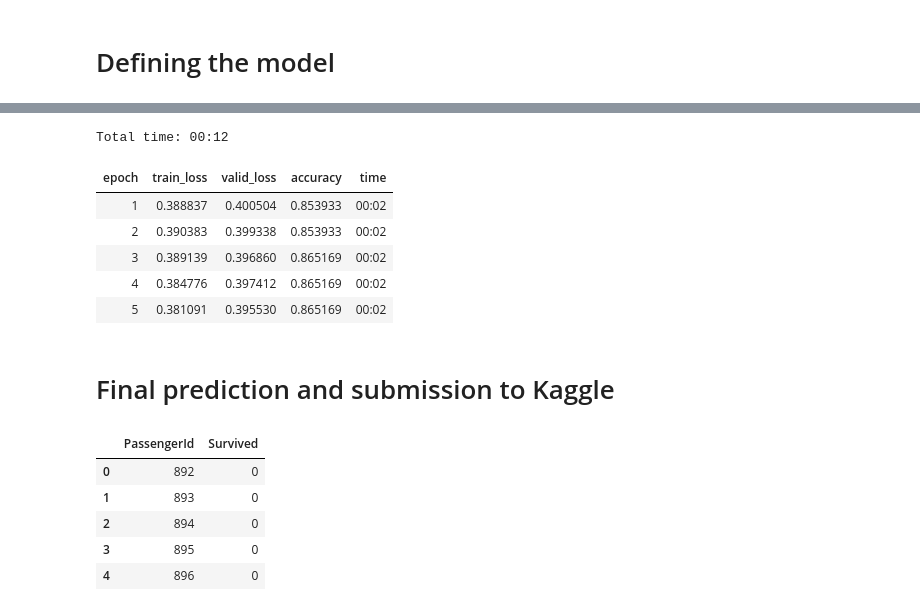
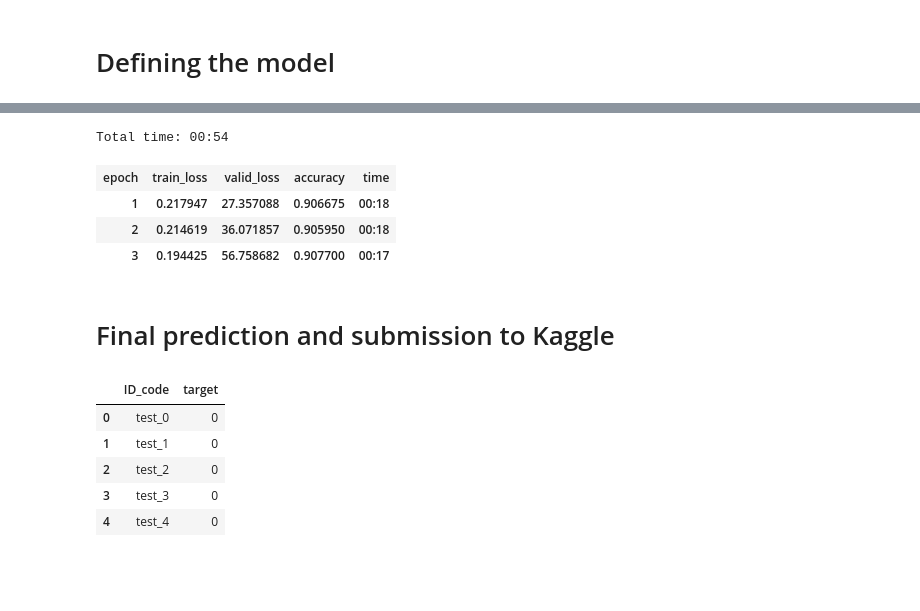
Before and after one commit to kszczupak/kaggle_competitions, a Jupyter notebook: Santander.ipynb, the cells around one changed output, grey strips where cells are left out. Drawn from its saved outputs; the diff is of its cells as text; code cells hidden in the pictures; blank space fills up the shorter version.

```diff
--- a/Santander.ipynb
+++ b/Santander.ipynb
@@ -131,8 +129,8 @@ sample_submission_df.head()
 # Final data preparation
 # %%
 # Limit nbr of samples for experimentation; this cell needs to be commented during actual training
-train_df = train_df.iloc[:500].copy()
-test_df = test_df.iloc[:500].copy()
+# train_df = train_df.iloc[:500].copy()
+# test_df = test_df.iloc[:500].copy()
 # %%
 procs = [FillMissing, Normalize] # preprocessing pipeline
 # %%
@@ -168,7 +166,7 @@ data.show_batch()
 # %% [markdown]
 # Defining the model
 # %%
-learn = tabular_learner(data, layers=[300, 100], metrics=accuracy)
+learn = tabular_learner(data, layers=[1000, 600, 300, 100], metrics=accuracy)
 # %%
 learn.lr_find()
 learn.recorder.plot()
@@ -179,3 +177,3 @@ LR Finder is complete, type {learner_name}.recorder.plot() to see the graph.
 # %%
-learn.fit_one_cycle(10, 1e-2)
+learn.fit_one_cycle(10, 2e-2)
 # %% [output]
@@ -203,13 +201,11 @@ LR Finder is complete, type {learner_name}.recorder.plot() to see the graph.
 # %%
-learn.fit_one_cycle(5, 1e-3)
+learn.fit_one_cycle(3, 8e-4)
 # %% [output]
-Total time: 00:12
+Total time: 00:54
 | epoch | train_loss | valid_loss | accuracy | time |
-| 1 | 0.388837 | 0.400504 | 0.853933 | 00:02 |
-| 2 | 0.390383 | 0.399338 | 0.853933 | 00:02 |
-| 3 | 0.389139 | 0.396860 | 0.865169 | 00:02 |
-| 4 | 0.384776 | 0.397412 | 0.865169 | 00:02 |
-| 5 | 0.381091 | 0.395530 | 0.865169 | 00:02 |
+| 1 | 0.217947 | 27.357088 | 0.906675 | 00:18 |
+| 2 | 0.214619 | 36.071857 | 0.905950 | 00:18 |
+| 3 | 0.194425 | 56.758682 | 0.907700 | 00:17 |
 # %%
 learn.save('state-2')
 # %% [markdown]
@@ -223,12 +219,12 @@ submission_df = pd.DataFrame({'ID_code': test_df['ID_code'], 'target': labels})
 # %%
 submission_df.head()
 # %% [output]
-|  | PassengerId | Survived |
-| 0 | 892 | 0 |
-| 1 | 893 | 0 |
-| 2 | 894 | 0 |
-| 3 | 895 | 0 |
-| 4 | 896 | 0 |
+|  | ID_code | target |
+| 0 | test_0 | 0 |
+| 1 | test_1 | 0 |
+| 2 | test_2 | 0 |
+| 3 | test_3 | 0 |
+| 4 | test_4 | 0 |
 # %%
 submission_df.to_csv(data_path/'submission.csv', index=False)
 # %%
```
Also changed, not shown: parts of 10 cells of this notebook.
